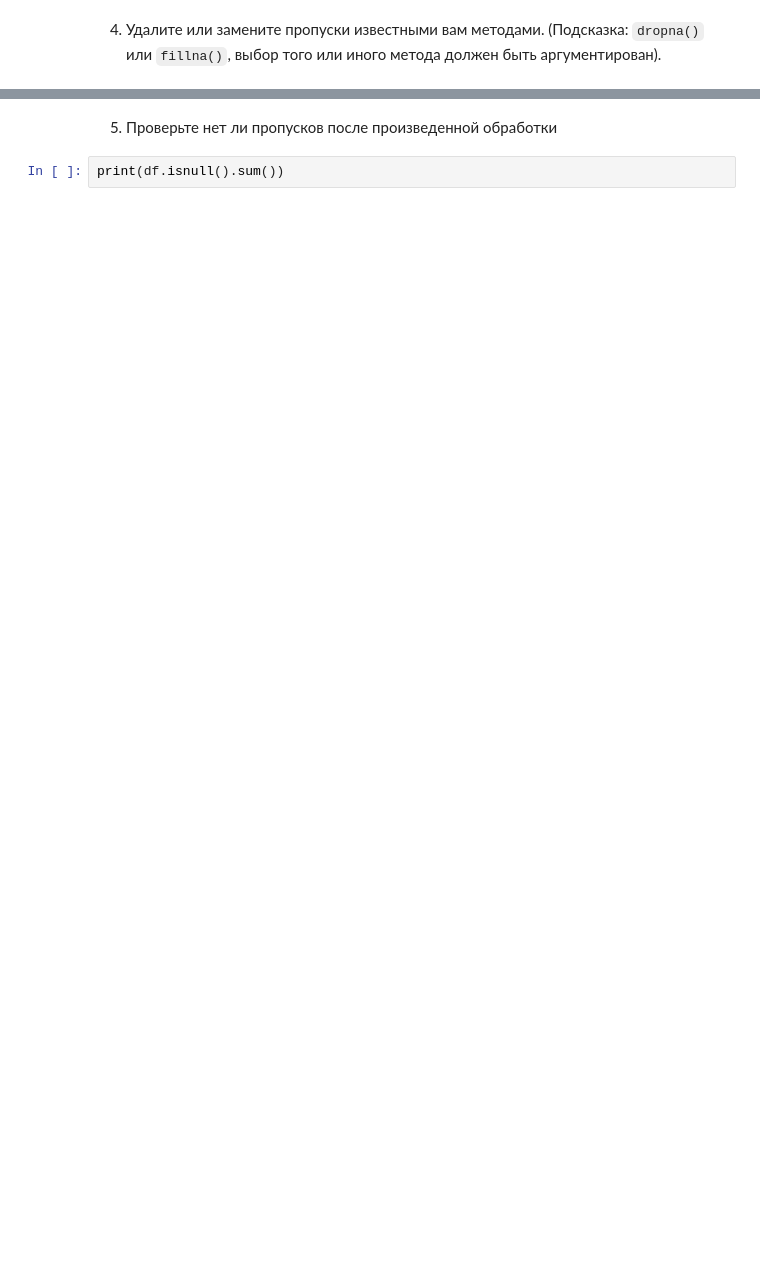
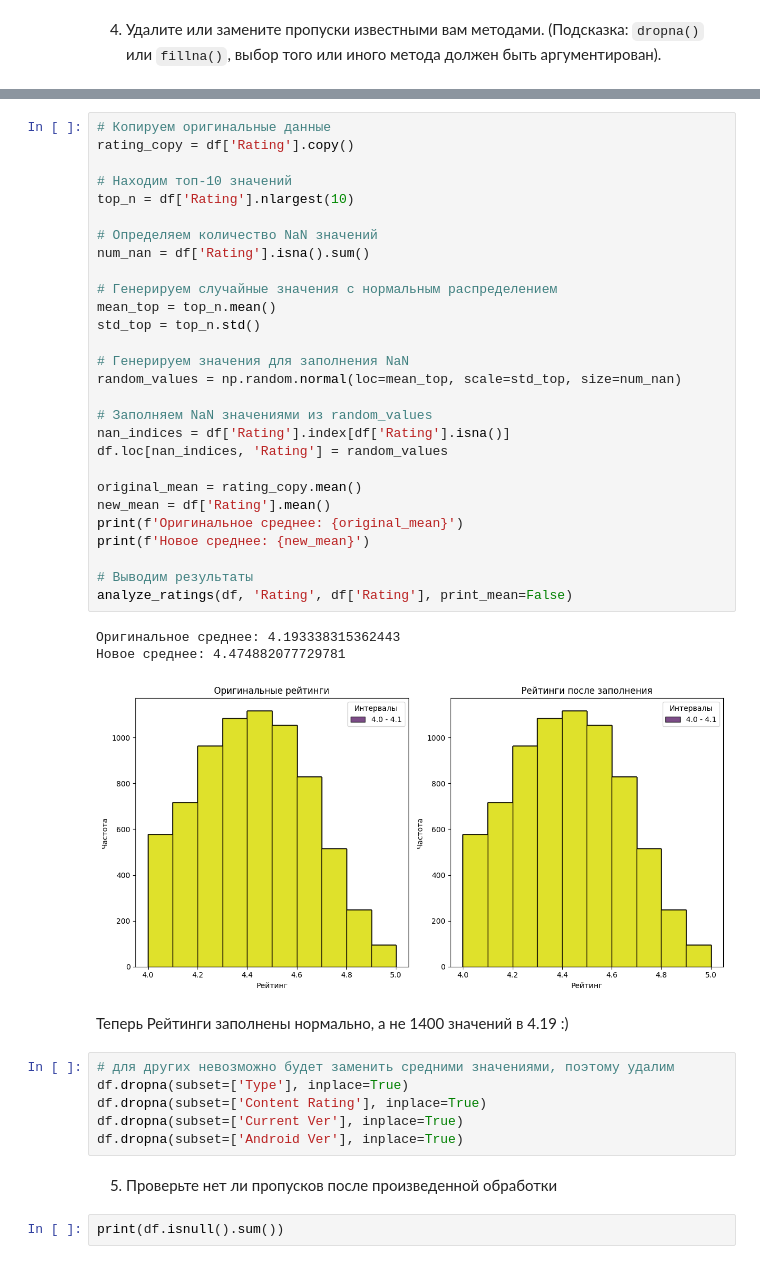
Before and after one commit to Fairewell/mmo-sveshnikova, a Jupyter notebook: lab2 - pandas.ipynb, the cells around one changed output, grey strips where cells are left out. Drawn from its saved outputs; the diff is of its cells as text; blank space fills up the shorter version.

```diff
--- a/lab2 - pandas.ipynb
+++ b/lab2 - pandas.ipynb
@@ -77,3 +153,43 @@ For example, when doing 'df[col].method(value, inplace=True)', try using 'df.met
+# %%
+# Копируем оригинальные данные
+rating_copy = df['Rating'].copy()
+
+# Находим топ-10 значений
+top_n = df['Rating'].nlargest(10)
+
+# Определяем количество NaN значений
+num_nan = df['Rating'].isna().sum()
+
+# Генерируем случайные значения с нормальным распределением
+mean_top = top_n.mean()
+std_top = top_n.std()
+
+# Генерируем значения для заполнения NaN
+random_values = np.random.normal(loc=mean_top, scale=std_top, size=num_nan)
+
+# Заполняем NaN значениями из random_values
+nan_indices = df['Rating'].index[df['Rating'].isna()]
+df.loc[nan_indices, 'Rating'] = random_values
+
+original_mean = rating_copy.mean()
+new_mean = df['Rating'].mean()
+print(f'Оригинальное среднее: {original_mean}')
+print(f'Новое среднее: {new_mean}')
+
+# Выводим результаты
+analyze_ratings(df, 'Rating', df['Rating'], print_mean=False)
+# %% [output]
+Оригинальное среднее: 4.193338315362443
+Новое среднее: 4.474882077729781
+[figure, added]
+# %% [markdown]
+Теперь Рейтинги заполнены нормально, а не 1400 значений в 4.19 :)
+# %%
+# для других невозможно будет заменить средними значениями, поэтому удалим
+df.dropna(subset=['Type'], inplace=True)
+df.dropna(subset=['Content Rating'], inplace=True)
+df.dropna(subset=['Current Ver'], inplace=True)
+df.dropna(subset=['Android Ver'], inplace=True)
 # %% [markdown]
 5. Проверьте нет ли пропусков после произведенной обработки
 # %%
```
Also changed, not shown: parts of 20 cells of this notebook, 1 other file.
